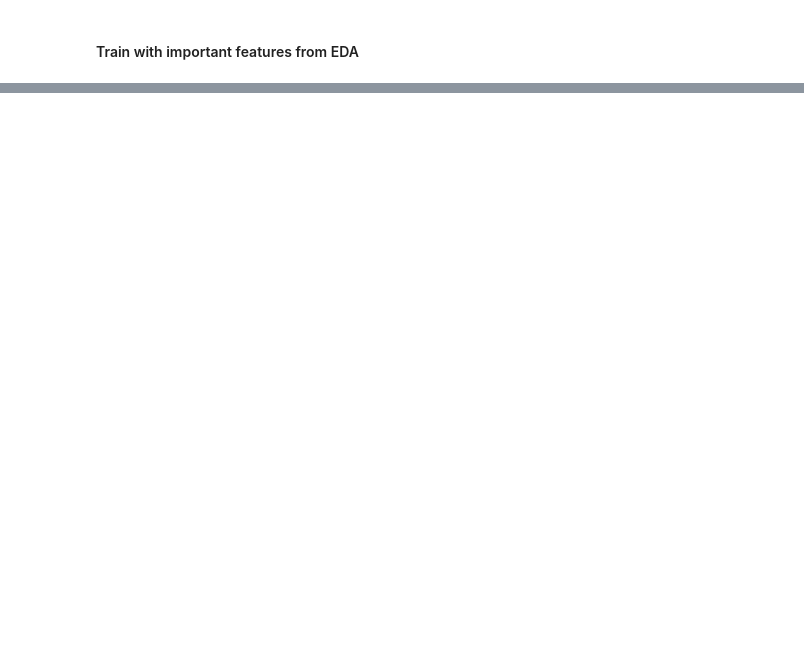
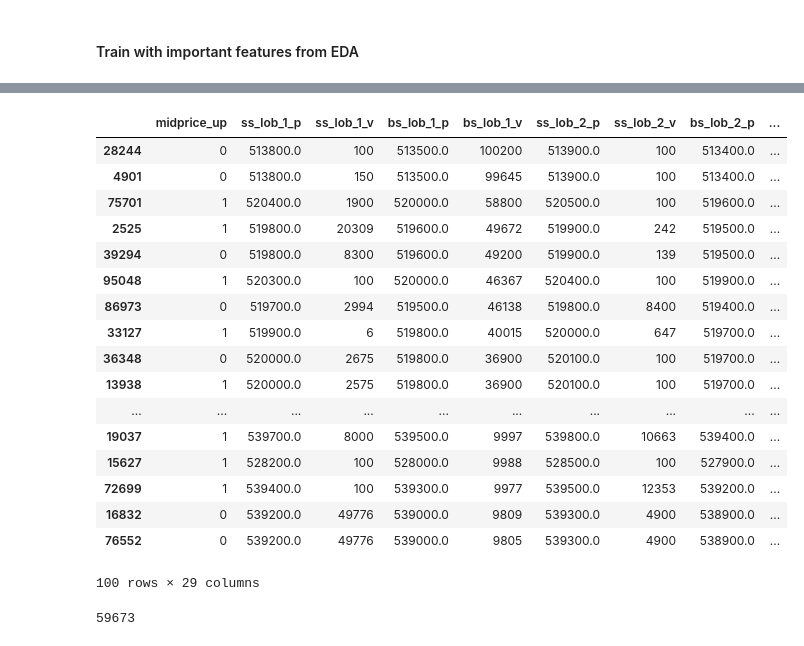
Before and after one commit to georgec123/dl_cw, a Jupyter notebook: src/train.ipynb, the cells around one changed output, grey strips where cells are left out. Cells and saved outputs as stored; diff of their text form; code cells hidden in the pictures; blank space fills up the shorter version.

```diff
--- a/src/train.ipynb
+++ b/src/train.ipynb
@@ -47,0 +35,32 @@ df['vwap_ss_2'] = ((df['ss_lob_1_v']*df['ss_lob_1_p']) + (df['ss_lob_2_v']*df['s
+# %%
+df = pd.read_csv('../data/Data_A.csv', header=None)
+
+columns=['midprice_up','ss_lob_1_p','ss_lob_1_v','bs_lob_1_p','bs_lob_1_v','ss_lob_2_p','ss_lob_2_v',
+'bs_lob_2_p','bs_lob_2_v','ss_lob_3_p','ss_lob_3_v','bs_lob_3_p','bs_lob_3_v','ss_lob_4_p','ss_lob_4_v',
+'bs_lob_4_p','bs_lob_4_v','c1','c2','c3','c4','c5']
+
+df.columns = columns
+
+price_cols = ['ss_lob_1_p','bs_lob_1_p','ss_lob_2_p','bs_lob_2_p','ss_lob_3_p','bs_lob_3_p','ss_lob_4_p','bs_lob_4_p']
+vol_cols = ['ss_lob_1_v','bs_lob_1_v','ss_lob_2_v','bs_lob_2_v','ss_lob_3_v','bs_lob_3_v','ss_lob_4_v','bs_lob_4_v']
+prev_mid_m_cols = ['c1', 'c2', 'c3', 'c4', 'c5']
+
+
+# engineer features
+df, engineered_cols = get_features(df)
+
+
+# do train test split
+X = df.drop(columns='midprice_up')
+y = df['midprice_up']
+
+X_train, X_test, y_train, y_test = train_test_split(X, y, test_size=0.2, random_state=1)
+
+means = X_train[price_cols+vol_cols+engineered_cols].mean(axis=0)
+stds = X_train[price_cols+vol_cols+engineered_cols].std(axis=0)
+
+def transform(df, means, stds):
+    return (df-means)/stds
+
+X_train[price_cols+vol_cols+engineered_cols] = transform(X_train[price_cols+vol_cols+engineered_cols], means, stds)
+X_test[price_cols+vol_cols+engineered_cols] = transform(X_test[price_cols+vol_cols+engineered_cols], means, stds)
@@ -161,0 +147,28 @@ Epoch 10/10
+# %%
+pd.set_option('display.max_rows', 500)
+# %%
+
+df.sort_values(by='bs_lob_1_v', ascending=False).head(100)
+# %% [output]
+|  | midprice_up | ss_lob_1_p | ss_lob_1_v | bs_lob_1_p | bs_lob_1_v | ss_lob_2_p | ss_lob_2_v | bs_lob_2_p | ... |
+| 28244 | 0 | 513800.0 | 100 | 513500.0 | 100200 | 513900.0 | 100 | 513400.0 | ... |
+| 4901 | 0 | 513800.0 | 150 | 513500.0 | 99645 | 513900.0 | 100 | 513400.0 | ... |
+| 75701 | 1 | 520400.0 | 1900 | 520000.0 | 58800 | 520500.0 | 100 | 519600.0 | ... |
+| 2525 | 1 | 519800.0 | 20309 | 519600.0 | 49672 | 519900.0 | 242 | 519500.0 | ... |
+| 39294 | 0 | 519800.0 | 8300 | 519600.0 | 49200 | 519900.0 | 139 | 519500.0 | ... |
+| 95048 | 1 | 520300.0 | 100 | 520000.0 | 46367 | 520400.0 | 100 | 519900.0 | ... |
+| 86973 | 0 | 519700.0 | 2994 | 519500.0 | 46138 | 519800.0 | 8400 | 519400.0 | ... |
+| 33127 | 1 | 519900.0 | 6 | 519800.0 | 40015 | 520000.0 | 647 | 519700.0 | ... |
+| 36348 | 0 | 520000.0 | 2675 | 519800.0 | 36900 | 520100.0 | 100 | 519700.0 | ... |
+| 13938 | 1 | 520000.0 | 2575 | 519800.0 | 36900 | 520100.0 | 100 | 519700.0 | ... |
+| ... | ... | ... | ... | ... | ... | ... | ... | ... | ... |
+| 19037 | 1 | 539700.0 | 8000 | 539500.0 | 9997 | 539800.0 | 10663 | 539400.0 | ... |
+| 15627 | 1 | 528200.0 | 100 | 528000.0 | 9988 | 528500.0 | 100 | 527900.0 | ... |
+| 72699 | 1 | 539400.0 | 100 | 539300.0 | 9977 | 539500.0 | 12353 | 539200.0 | ... |
+| 16832 | 0 | 539200.0 | 49776 | 539000.0 | 9809 | 539300.0 | 4900 | 538900.0 | ... |
+| 76552 | 0 | 539200.0 | 49776 | 539000.0 | 9805 | 539300.0 | 4900 | 538900.0 | ... |
+100 rows × 29 columns
+# %%
+(small_mask).sum()
+# %% [output]
+59673
```
Also changed, not shown: parts of 15 cells of this notebook, 5 other files.
